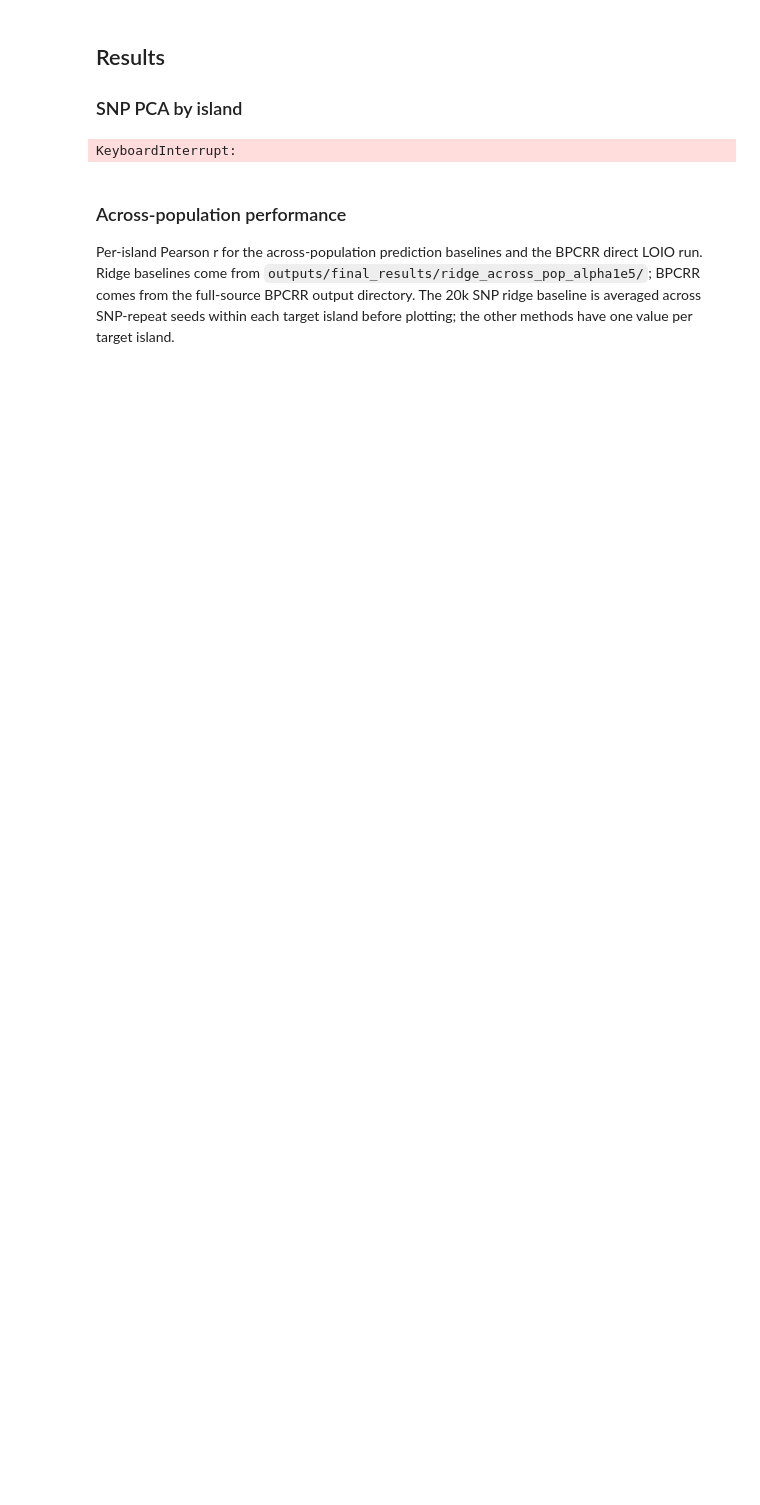
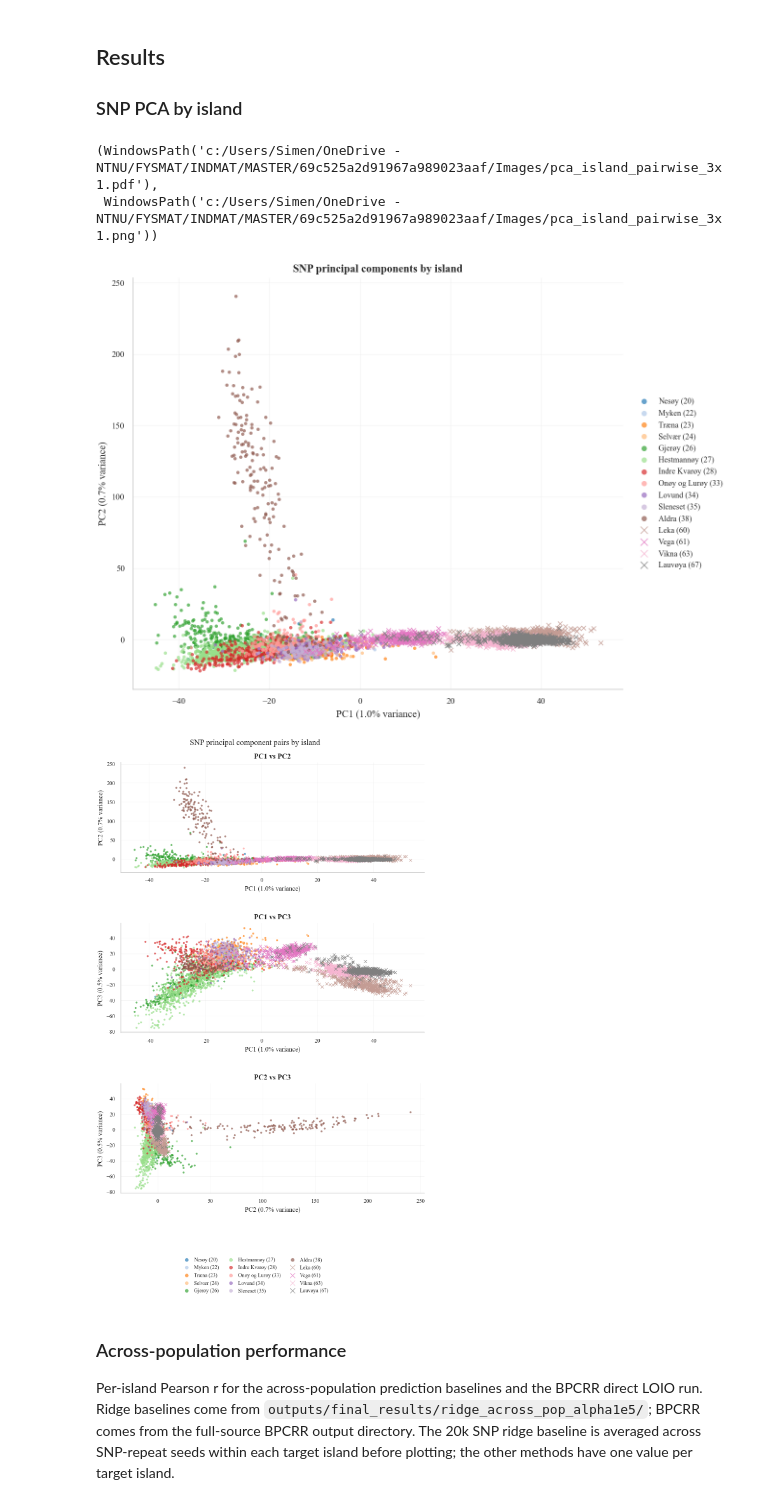
Before and after one commit to simennes/Master_thesis, a Jupyter notebook: notebooks/thesis_figures.ipynb, the cells around one changed output. Cells and saved outputs as stored; diff of their text form; code cells hidden in the pictures; blank space fills up the shorter version.

```diff
--- a/notebooks/thesis_figures.ipynb
+++ b/notebooks/thesis_figures.ipynb
@@ -288,8 +305,8 @@ def plot_pca_by_island(
     output_dir.mkdir(parents=True, exist_ok=True)
     pdf_path = output_dir / "pca_island_pc1_pc2.pdf"
     png_path = output_dir / "pca_island_pc1_pc2.png"
-    fig.savefig(pdf_path, bbox_inches="tight")
-    fig.savefig(png_path, bbox_inches="tight")
+    pdf_path = save_figure(fig, pdf_path, bbox_inches="tight")
+    png_path = save_figure(fig, png_path, bbox_inches="tight")
     return fig, df, variance_ratio, (pdf_path, png_path)
 
 
@@ -355,36 +372,39 @@ def plot_pca_pairwise_by_island(
         y_idx = int(y_col[-1]) - 1
         ax.set_xlabel(f"{x_col} ({variance_ratio[x_idx] * 100:.1f}% variance)")
         ax.set_ylabel(f"{y_col} ({variance_ratio[y_idx] * 100:.1f}% variance)")
         ax.set_title(f"{x_col} vs {y_col}")
         style_axes(ax)
 
     fig.suptitle("SNP principal component pairs by island", y=0.98)
     fig.legend(
         handles,
         labels,
         loc="lower center",
         bbox_to_anchor=(0.5, 0.02),
         frameon=False,
         ncol=3,
         markerscale=1.8,
         columnspacing=1.2,
         handletextpad=0.4,
     )
     fig.subplots_adjust(left=0.12, right=0.98, top=0.94, bottom=0.20, hspace=0.46)
 
     output_dir = Path(output_dir)
     output_dir.mkdir(parents=True, exist_ok=True)
     pdf_path = output_dir / "pca_island_pairwise_3x1.pdf"
     png_path = output_dir / "pca_island_pairwise_3x1.png"
-    fig.savefig(pdf_path, bbox_inches="tight")
-    fig.savefig(png_path, bbox_inches="tight")
+    pdf_path = save_figure(fig, pdf_path, bbox_inches="tight")
+    png_path = save_figure(fig, png_path, bbox_inches="tight")
     return fig, df, variance_ratio, (pdf_path, png_path)
 
 
 fig, pca_pairwise_scores, pca_pairwise_variance_ratio, pca_pairwise_paths = plot_pca_pairwise_by_island()
 pca_pairwise_paths
 # %% [output]
-KeyboardInterrupt:
+(WindowsPath('c:/Users/Simen/OneDrive - NTNU/FYSMAT/INDMAT/MASTER/69c525a2d91967a989023aaf/Images/pca_island_pairwise_3x1.pdf'),
+ WindowsPath('c:/Users/Simen/OneDrive - NTNU/FYSMAT/INDMAT/MASTER/69c525a2d91967a989023aaf/Images/pca_island_pairwise_3x1.png'))
+[figure, added]
+[figure, added]
 # %% [markdown]
 ### Across-population performance
 
```
Also changed, not shown: parts of 11 cells of this notebook, 37 other files.
